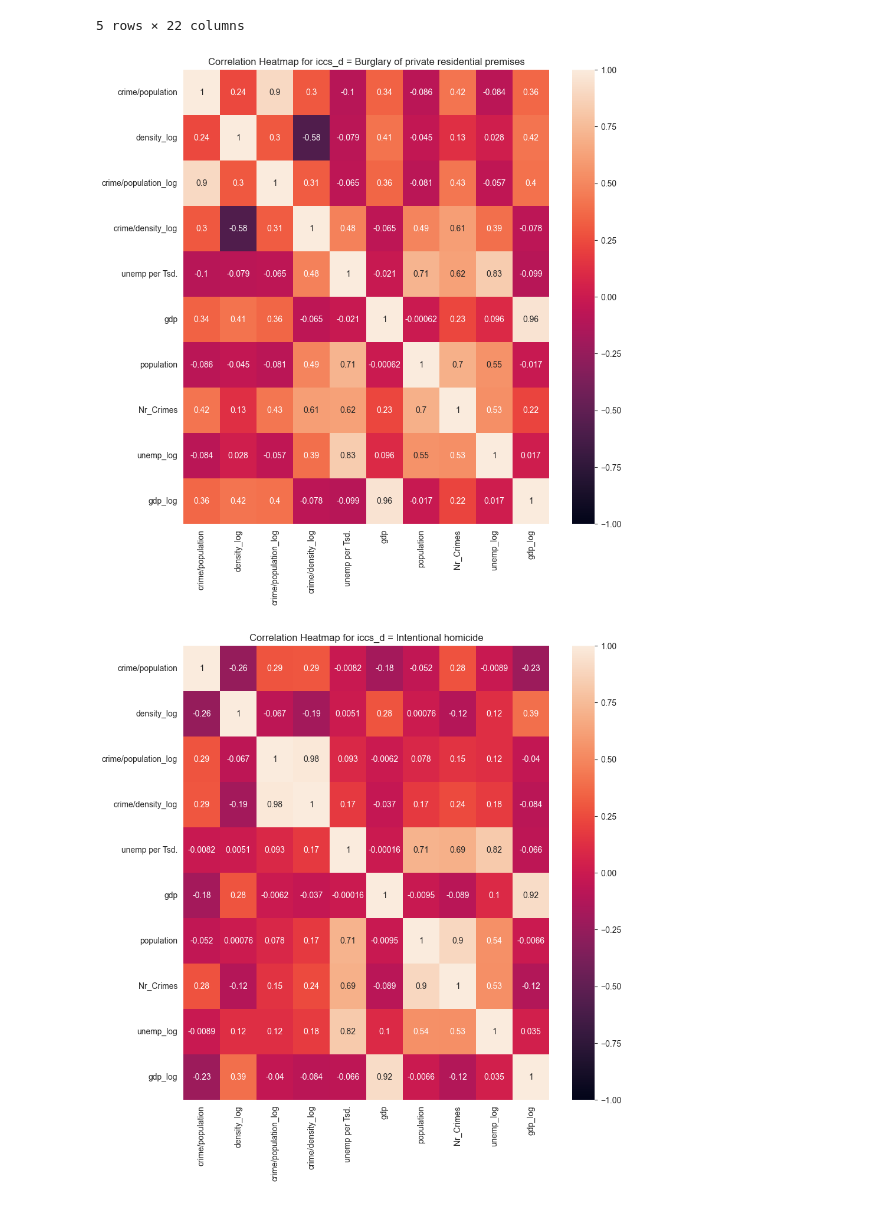
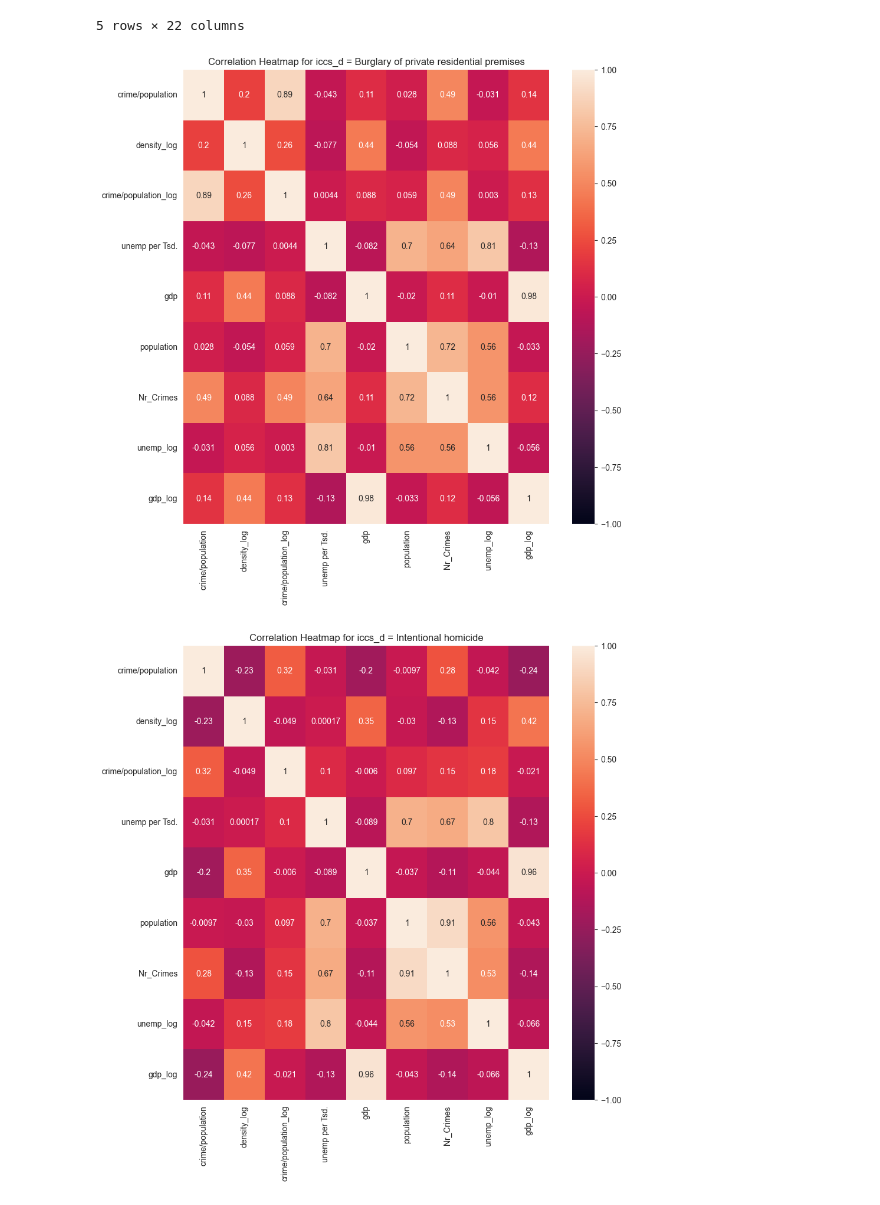
Before and after one commit to mh2134/fcss_w23_grp1, a Jupyter notebook: code/Density_and_log.ipynb, the cells around one changed output. Saved outputs shown, nothing was run; the diff lists cells and outputs as text; code cells hidden in the pictures.

```diff
--- a/code/Density_and_log.ipynb
+++ b/code/Density_and_log.ipynb
@@ -38,7 +37,16 @@ df = df[df['metroreg'].str.len() >= 3]
 # choosing youth unemployment & normalized PP standard
 df = df[(df['unit'] == 'PPS_HAB_EU27_2020:Purchasing power standard (PPS, EU27 from 2020), per inhabitant in percentage of the EU27 (from 2020) average')  & (df['dfunemp_sex'] == 'T:Total')]
 
-df.to_csv(r'../data/normalized_data.csv')
+# get metroreg with area change
+df_grouped = df.groupby(['metroreg', 'TIME_PERIOD'])['area'].mean().reset_index()
+metroregs_with_area_change = df_grouped.groupby('metroreg').filter(lambda x: x['area'].nunique() > 1)['metroreg'].unique()
+list(metroregs_with_area_change)
+# choose only metropolitan areas, keep non-metropolitan ones
+metroregs_with_area_change = [metroreg for metroreg in metroregs_with_area_change if not metroreg.endswith('NM')]
+# drop metroregs with area change
+df = df.drop(df[df['metroreg'].isin([metroregs_with_area_change])].index)
+
+df.to_csv(r'../data/normalized_data_no_area_change.csv')
 # %%
 # select year
 def select_year(df, year):
@@ -84,17 +92,17 @@ df_year_grouped.head()
 # %%
 # Loop over the unique 'iccs_d' values in the DataFrame
 for iccs in df_year_grouped['iccs_d'].unique():
     # Create a subset of the DataFrame that only contains the rows with the current 'iccs_d' value
     subset = df_year_grouped[df_year_grouped['iccs_d'] == iccs]
 
     # Calculate the correlation matrix for the subset
-    corr = subset[['crime/population', 'density_log', 'crime/population_log',  'crime/density_log', 'unemp per Tsd.', 'gdp', 'population', 'Nr_Crimes', 'unemp_log', 'gdp_log']].corr()
+    corr = subset[['crime/population', 'density_log', 'crime/population_log',  'unemp per Tsd.', 'gdp', 'population', 'Nr_Crimes', 'unemp_log', 'gdp_log']].corr()
 
     # Plot the heatmap
     plt.figure(figsize=(10, 10))
     sns.heatmap(corr, annot=True, vmin=-1, vmax=1)
     plt.title(f'Correlation Heatmap for iccs_d = {iccs}')
     plt.show()
 # %% [output]
-[figure, old version]
+[figure, new version]
-[figure, old version]
+[figure, new version]
```
Also changed, not shown: parts of 10 cells of this notebook.
